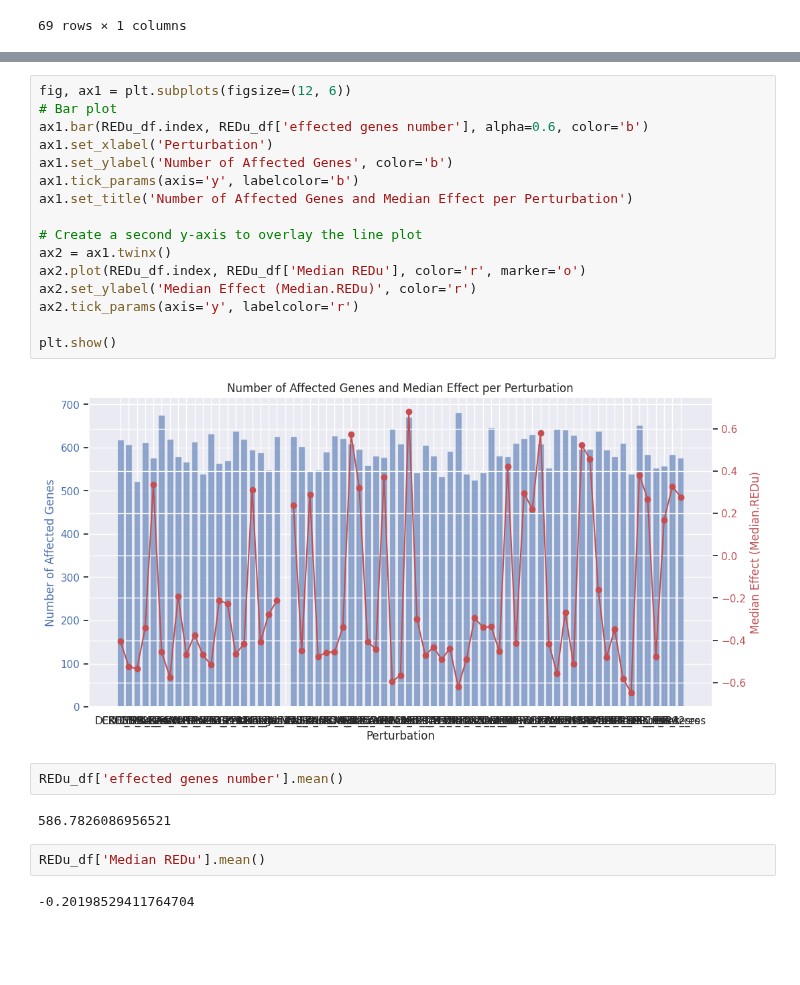
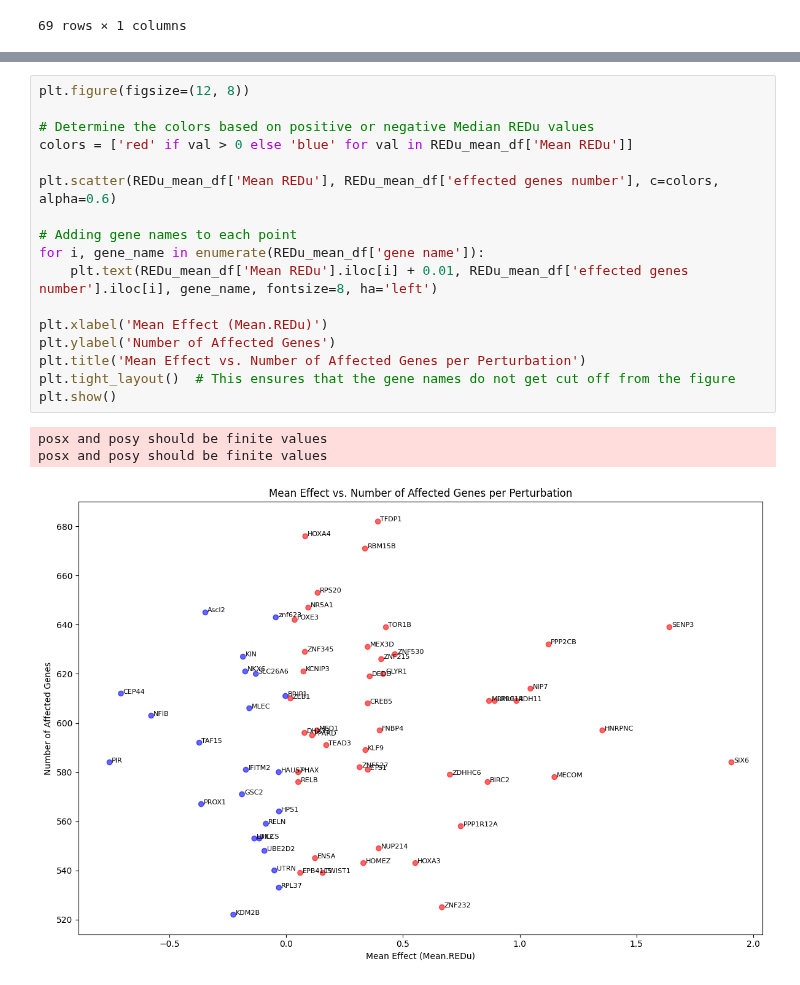
Before and after one commit to AidenSb/APA, a Jupyter notebook: For_perturb_seq/Validation_pseq_maaper_plots.ipynb, the cells around one changed output, grey strips where cells are left out. Saved outputs shown, nothing was run; the diff lists cells and outputs as text; blank space fills up the shorter version.

```diff
--- a/For_perturb_seq/Validation_pseq_maaper_plots.ipynb
+++ b/For_perturb_seq/Validation_pseq_maaper_plots.ipynb
@@ -314,26 +272,21 @@ posx and posy should be finite values
-# %%
-fig, ax1 = plt.subplots(figsize=(12, 6))
-# Bar plot
-ax1.bar(REDu_df.index, REDu_df['effected genes number'], alpha=0.6, color='b')
-ax1.set_xlabel('Perturbation')
-ax1.set_ylabel('Number of Affected Genes', color='b')
-ax1.tick_params(axis='y', labelcolor='b')
-ax1.set_title('Number of Affected Genes and Median Effect per Perturbation')
-
-# Create a second y-axis to overlay the line plot
-ax2 = ax1.twinx()
-ax2.plot(REDu_df.index, REDu_df['Median REDu'], color='r', marker='o')
-ax2.set_ylabel('Median Effect (Median.REDu)', color='r')
-ax2.tick_params(axis='y', labelcolor='r')
-
-plt.show()
-# %% [output]
-[figure, removed]
-# %%
-REDu_df['effected genes number'].mean()
-# %% [output]
-586.7826086956521
-# %%
-REDu_df['Median REDu'].mean()
-# %% [output]
--0.20198529411764704
+# %%
+plt.figure(figsize=(12, 8))
+
+# Determine the colors based on positive or negative Median REDu values
+colors = ['red' if val > 0 else 'blue' for val in REDu_mean_df['Mean REDu']]
+
+plt.scatter(REDu_mean_df['Mean REDu'], REDu_mean_df['effected genes number'], c=colors, alpha=0.6)
+
+# Adding gene names to each point
+for i, gene_name in enumerate(REDu_mean_df['gene name']):
+    plt.text(REDu_mean_df['Mean REDu'].iloc[i] + 0.01, REDu_mean_df['effected genes number'].iloc[i], gene_name, fontsize=8, ha='left')
+
+plt.xlabel('Mean Effect (Mean.REDu)')
+plt.ylabel('Number of Affected Genes')
+plt.title('Mean Effect vs. Number of Affected Genes per Perturbation')
+plt.tight_layout()  # This ensures that the gene names do not get cut off from the figure
+plt.show()
+# %% [output]
+posx and posy should be finite values
+posx and posy should be finite values
+[figure, added]
```
Also changed, not shown: parts of 16 cells of this notebook, 4 other files.
